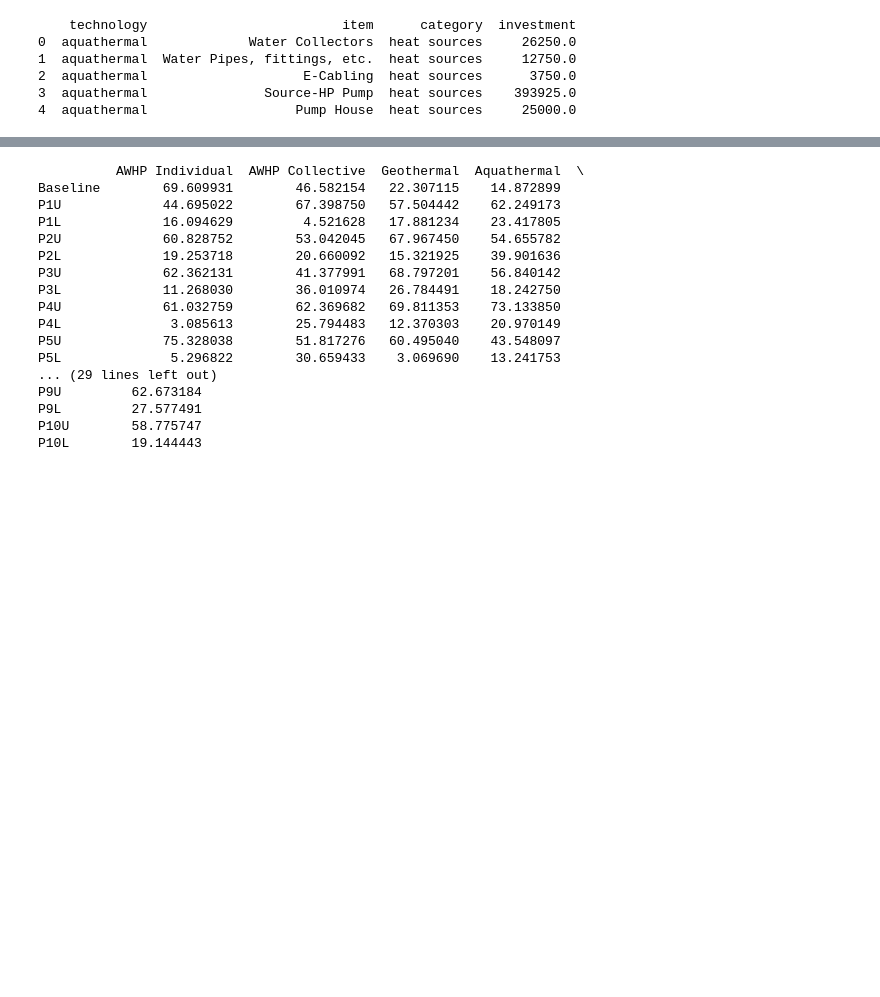
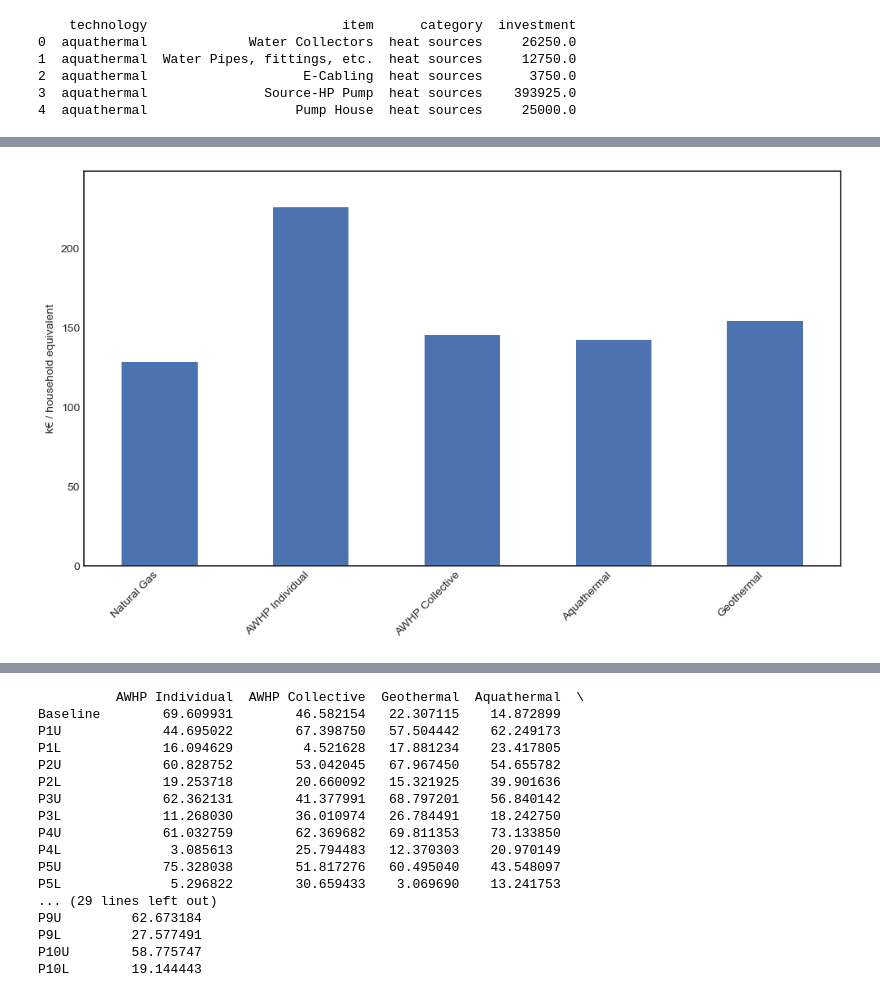
Before and after one commit to karivero/uu-consultancy, a Jupyter notebook: results.ipynb, the cells around one changed output, grey strips where cells are left out. Cells and saved outputs as stored; diff of their text form; code cells hidden in the pictures; blank space fills up the shorter version.

```diff
--- a/results.ipynb
+++ b/results.ipynb
@@ -124,3 +123,30 @@ print(df_toc.head())
 3       Geothermal_Enspijk       Geothermal  154318.95  Enspijk
 4      Aquathermal_Enspijk      Aquathermal  142463.01  Enspijk
+# %%
+df_enspijk = df_toc[df_toc["location"] == "Enspijk"]
+
+pivot = df_enspijk.pivot_table(index="configuration", columns="location", values="tco", aggfunc="sum").fillna(0)
+
+order = ["Natural Gas", "AWHP Individual", "AWHP Collective", "Aquathermal", "Geothermal"]
+pivot = pivot.reindex(order) / 1000
+
+fig, ax = plt.subplots(figsize=(10, 6))
+
+pivot.plot(
+    kind="bar",
+    ax=ax,
+    color=sns.color_palette("deep"),
+    legend=True
+)
+
+# ax.set_title("TCO by Configuration (Enspijk)")
+ax.set_xlabel("")
+ax.set_ylabel("k\u20ac / household equivalent")
+ax.set_ylim(0, pivot.max().max() * 1.1)
+ax.legend().remove()
+plt.xticks(rotation=45, ha="right")
+plt.tight_layout()
+plt.show()
+# %% [output]
+[figure, added]
 # %%
```
Also changed, not shown: parts of 11 cells of this notebook, 1 other file.
